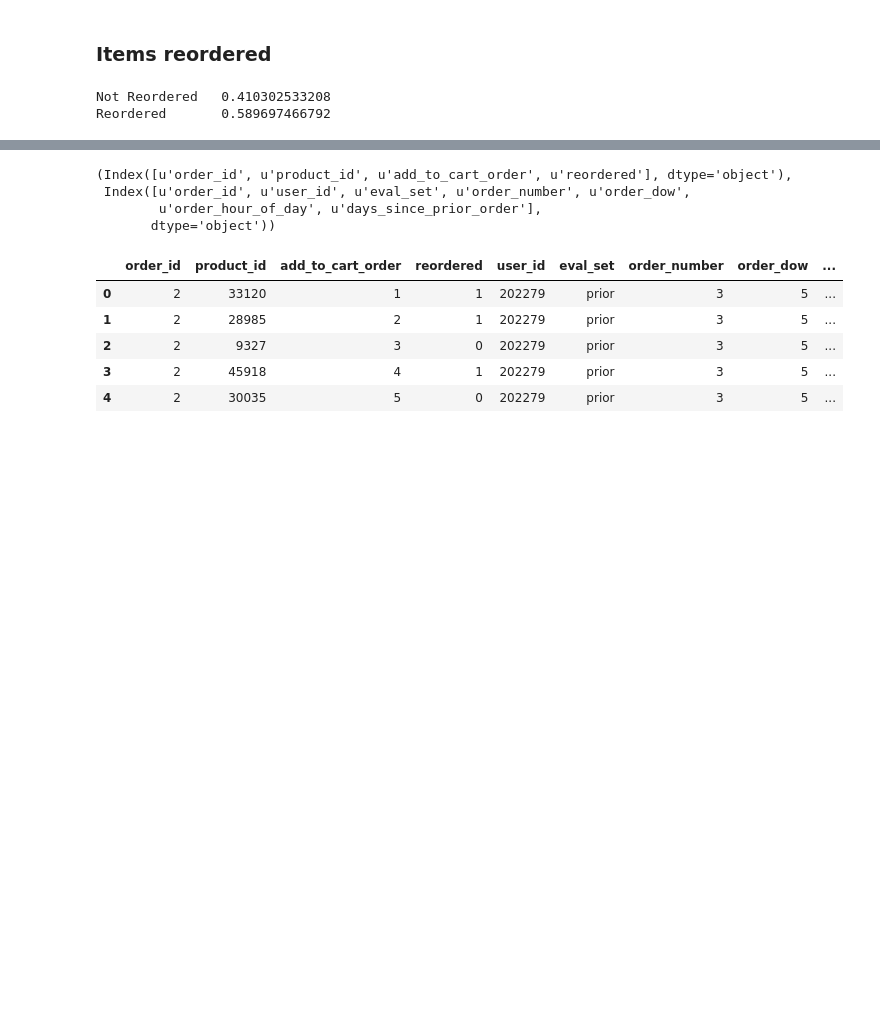
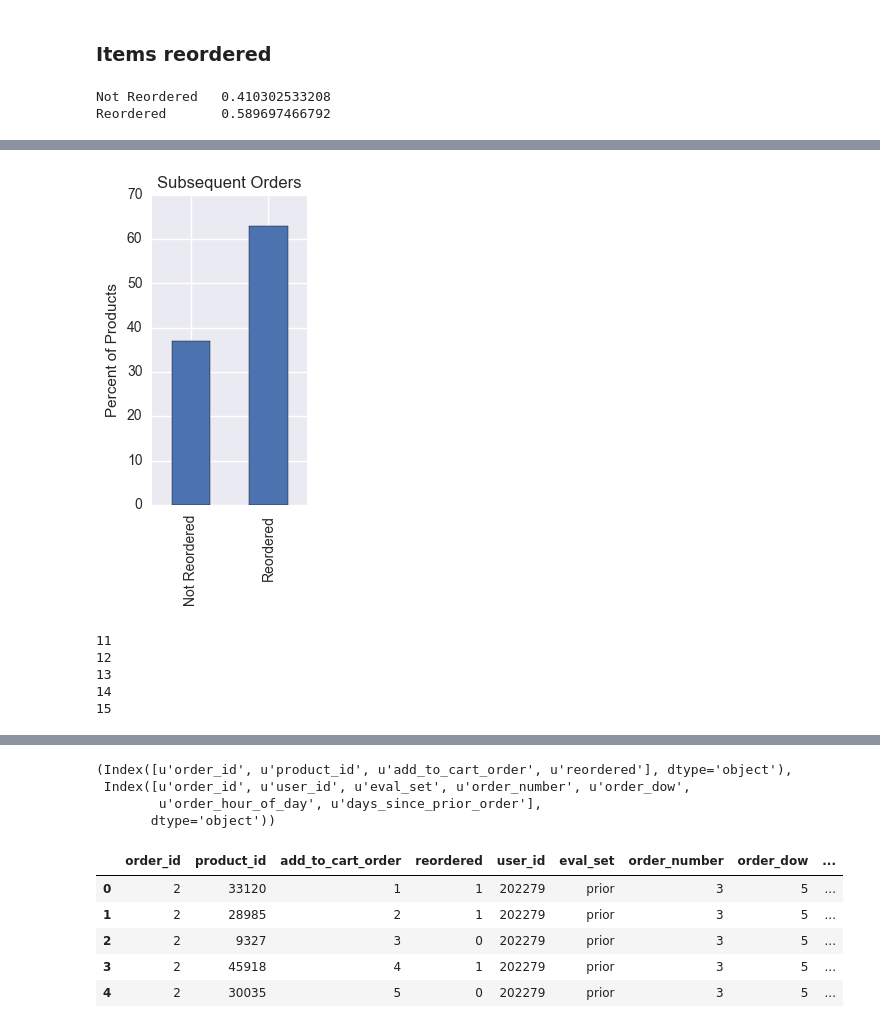
Before and after one commit to cemiller220/Instacart, a Jupyter notebook: Instacart.ipynb, the cells around one changed output, grey strips where cells are left out. Saved outputs shown, nothing was run; the diff lists cells and outputs as text; code cells hidden in the pictures; blank space fills up the shorter version.

```diff
--- a/Instacart.ipynb
+++ b/Instacart.ipynb
@@ -82,0 +111,25 @@ Reordered       0.589697466792
+# %%
+#reordered_not1 = pd.DataFrame(order_products__prior[order_products__prior['order_id'].isin(not_1_order_ids)].groupby('reordered').size()).rename(columns={0: 'count'})
+#reordered_not1['count'] = reordered_not1['count']/reordered_not1['count'].sum()*100
+fig, ax = plt.subplots(figsize=(2,4))
+reordered_not1['count'].plot(kind='bar', ax=ax)
+ax.set_xticklabels(['Not Reordered','Reordered'])
+plt.xlabel('')
+plt.ylabel('Percent of Products')
+plt.title('Subsequent Orders')
+plt.savefig('figures/pct_reordered_not1.png',bbox_inches='tight')
+# %% [output]
+[figure, added]
+# %%
+results = []
+for i in xrange(2,16):
+    print i
+    num_order_ids = orders[orders['order_number'] == i]['order_id'].values
+    reordered_num = order_products__prior[order_products__prior['order_id'].isin(num_order_ids)]['reordered']
+    results.append([i,reordered_num.sum()/float(len(reordered_num))])
+# %% [output]
+11
+12
+13
+14
+15
```
Also changed, not shown: parts of 13 cells of this notebook.
